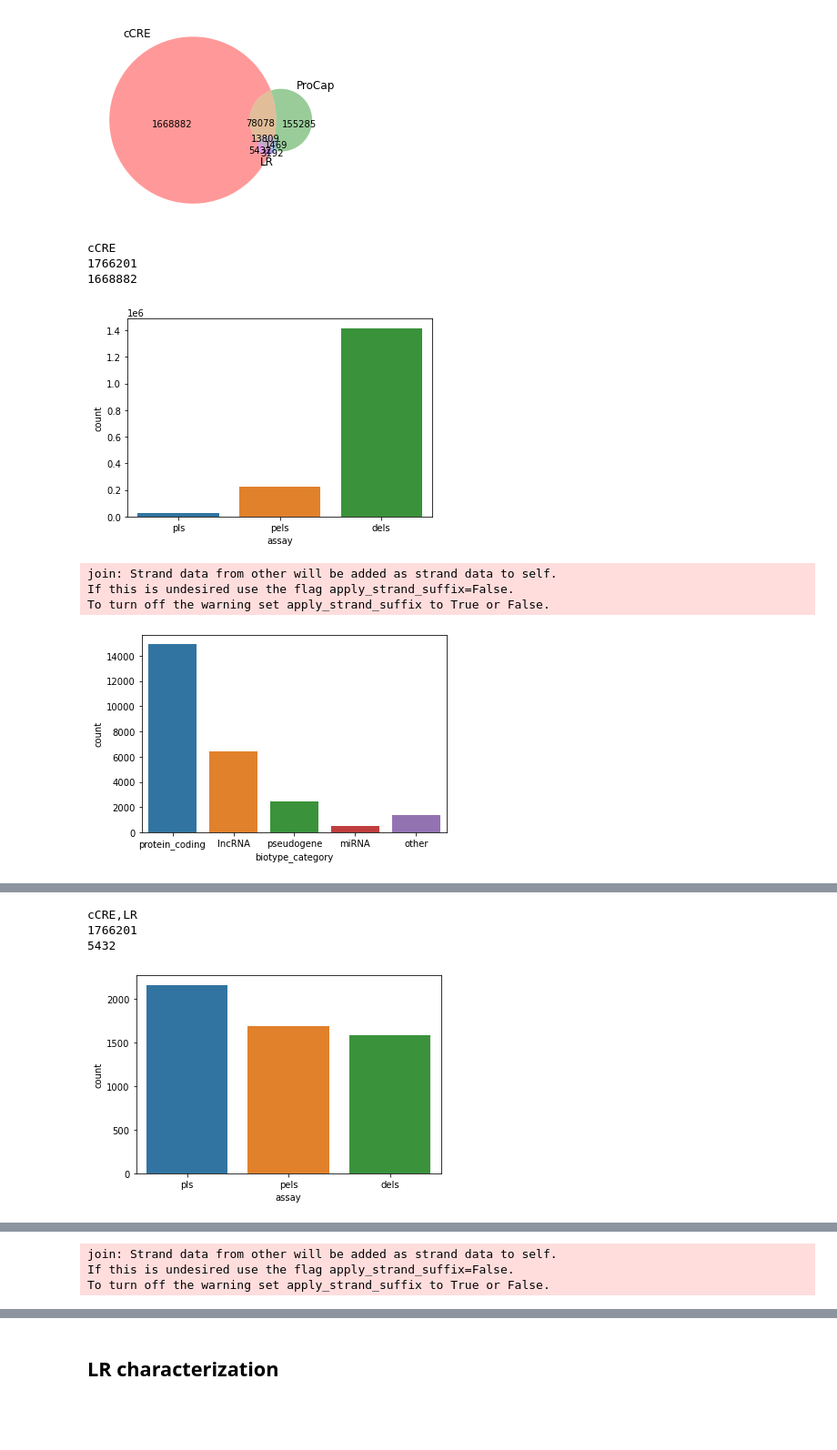
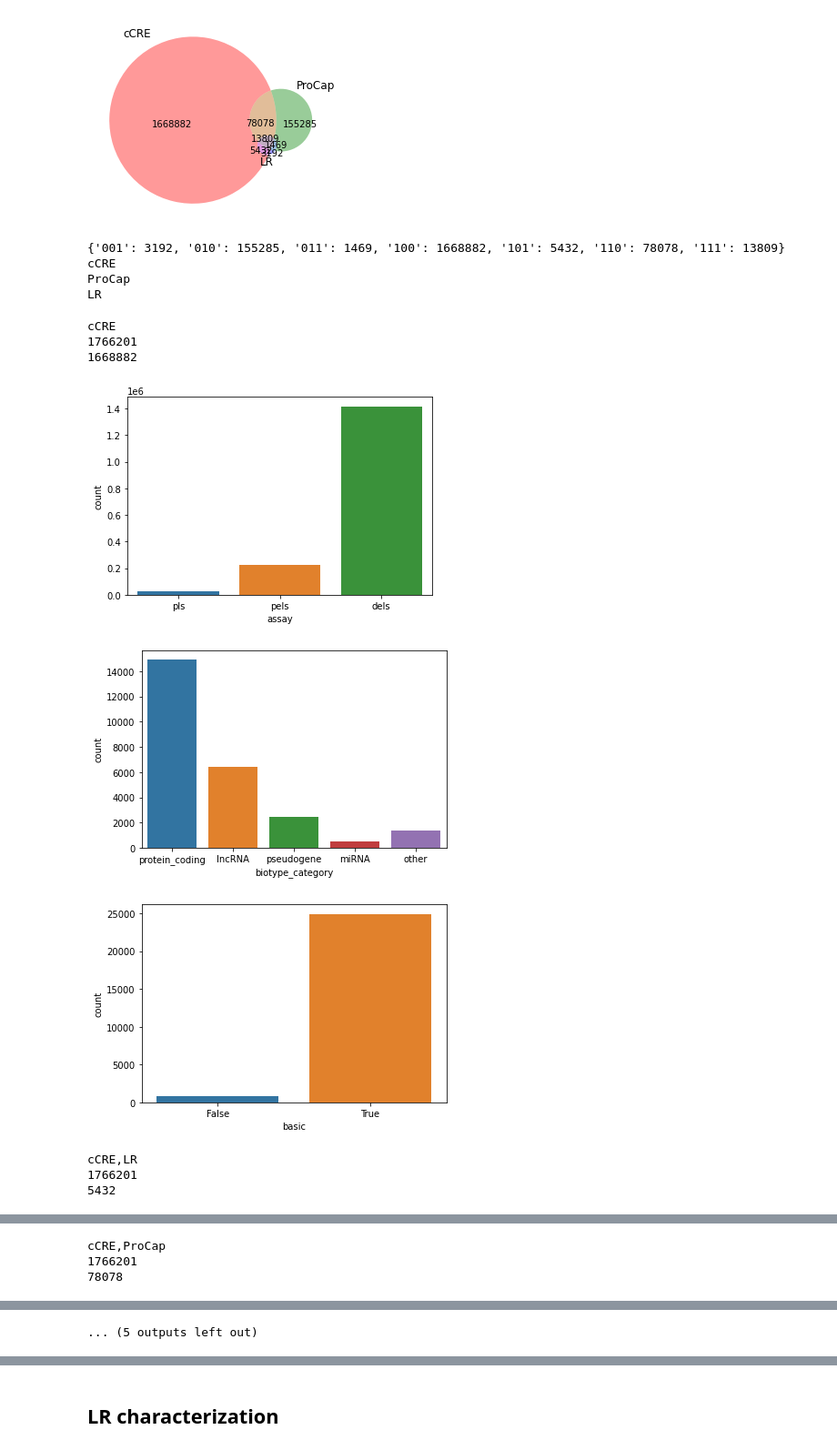
Before and after one commit to fairliereese/encode_promoters, a Jupyter notebook: 230905_intersect_dev.ipynb, the cells around one changed output, grey strips where cells are left out. Shown at 91% size. Drawn from its saved outputs; the diff is of its cells as text; code cells hidden in the pictures; blank space fills up the shorter version.

```diff
--- a/230905_intersect_dev.ipynb
+++ b/230905_intersect_dev.ipynb
@@ -222,7 +398,7 @@ def three_way_intersect(fa,
 # %% [markdown]
 ## cCRE characterization
 # %%
-gtf_df = pr.read_gtf(gtf_file)
+gtf_df = pr.read_gtf(gtf_file, duplicate_attr=True)
 gtf_df = gtf_df.features.tss()
 # %%
 gtf_df = gtf_df.df
@@ -235,5 +411,11 @@ for key, biotypes in map.items():
         biotype_map[biotype] = key
 # then add map to df
 gtf_df['biotype_category'] = gtf_df.gene_type.map(biotype_map)
+gtf_df['basic'] = gtf_df.tag.str.contains('basic')
+print(gtf_df.basic.unique())
+
+gtf_df.basic.fillna(False, inplace=True)
+# gtf_df.loc[gtf_df.basic=='-1', 'basic'] = False
+print(gtf_df.basic.unique())
 
 gtf_df = pr.PyRanges(gtf_df)
@@ -240,6 +435,6 @@ gtf_df = pr.PyRanges(gtf_df)
 # %%
 gtf_df = gtf_df.df
-gtf_df = gtf_df[['Chromosome', 'Start', 'End', 'Strand', 'biotype_category', 'gene_id']]
+gtf_df = gtf_df[['Chromosome', 'Start', 'End', 'Strand', 'biotype_category', 'gene_id', 'basic']]
 gtf_df = pr.PyRanges(gtf_df)
 # %%
 counts, int_beds = three_way_intersect(files_a,
@@ -250,3 +445,13 @@ counts, int_beds = three_way_intersect(files_a,
                         files_c_name)
 # %% [output]
 [figure]
+# %%
+print(counts)
+print(files_a_name)
+print(files_b_name)
+print(files_c_name)
+# %% [output]
+{'001': 3192, '010': 155285, '011': 1469, '100': 1668882, '101': 5432, '110': 78078, '111': 13809}
+cCRE
+ProCap
+LR
@@ -257,42 +464,72 @@ for key, item in int_beds.items():
     print(key)
     df = int_beds[key]
     ccre_df = read_beds(files_a, files_a_name)
+
+      # this is wrong, the things from df are not supported
+#     # get regions from original thing that were present in this
+#     # intersection file
+#     ccre_df['supported'] = False
+#     ccre_df.loc[ccre_df.region_id.isin(df.region_id.tolist()), 'supported'] = True
+#     temp = ccre_df[['assay', 'supported', 'region_id']].copy(deep=True)
+#     temp = temp[['assay', 'region_id']].groupby('assay').count().reset_index().rename({'region_id':'n_total_ccres'}, axis=1)
+#     temp2 = ccre_df[['assay', 'supported', 'region_id']].copy(deep=True)
+#     temp2 = temp2.groupby(['assay', 'supported']).count().reset_index().rename({'region_id':'n_ccres'}, axis=1)
+#     temp2 = temp2.merge(temp, on='assay', how='left')
+#     temp2['perc'] = (temp2.n_ccres/temp2.n_total_ccres)*100
+#     temp2 = temp2.loc[temp2.supported==True]
+#     sns.catplot(temp2, x='assay', y='perc', kind='bar')
+#     import pdb; pdb.set_trace()
+#     plt.show()
+#     plt.clf()
 
     # get regions from original thing that were present in this
     # intersection file
     print(len(ccre_df.index))
     ccre_df = ccre_df.loc[ccre_df.region_id.isin(df.region_id.tolist())]
     print(len(ccre_df.index))
     sns.countplot(ccre_df, x='assay')
     plt.show()
     plt.clf()
 
     # for plss, which types of genes are they from?
     pls_df = ccre_df.loc[ccre_df.assay=='pls']
     pls_df = pr.PyRanges(pls_df)
     pls_df = pls_df.join(gtf_df,
                        how='left',
                        slack=200,
                        strandedness=None)
     pls_df = pls_df.df
+
+    # biotype
     rank1, rank2 = get_biotype_ranks()
     pls_df['biotype_rank'] = pls_df.biotype_category.map(rank1)
-    pls_df = pls_df.loc[pls_df.biotype_rank.notnull()]
+    temp = pls_df.loc[pls_df.biotype_rank.notnull()]
+    temp = temp.sort_values(by='biotype_rank', ascending=True)
+    # pls_df.loc[pls_df.region_id=='cCRE_chr4_82402223_82402572']
+    temp = temp.drop_duplicates(subset='region_id', keep='first')
+    # pls_df.loc[pls_df.region_id=='cCRE_chr4_82402223_82402572']
+    sns.countplot(temp, x='biotype_category')
 
-    pls_df = pls_df.sort_values(by='biotype_rank', ascending=True)
-    # pls_df.loc[pls_df.region_id=='cCRE_chr4_82402223_82402572']
-    pls_df = pls_df.drop_duplicates(subset='region_id', keep='first')
-    # pls_df.loc[pls_df.region_id=='cCRE_chr4_82402223_82402572']
-    sns.countplot(pls_df, x='biotype_category')
+    plt.show()
+    plt.clf()
+
+    # basic or not
+    temp = pls_df.loc[pls_df.basic.notnull()]
+    temp = temp.loc[temp.basic!='-1']
+    temp = temp.sort_values(by='basic', ascending=False)
+    temp = temp.drop_duplicates(subset='region_id', keep='first')
+    sns.countplot(temp, x='basic')
+
     plt.show()
     plt.clf()
     print()
 # %% [output]
 cCRE
 1766201
 1668882
 [figure]
+[figure, new version]
+[figure, new version]
-join: Strand data from other will be added as strand data to self.
-If this is undesired use the flag apply_strand_suffix=False.
-To turn off the warning set apply_strand_suffix to True or False.
+cCRE,LR
+1766201
+5432
-[figure, old version]
@@ -299,4 +539,3 @@ To turn off the warning set apply_strand_suffix to True or False.
-cCRE,LR
+cCRE,ProCap
 1766201
-5432
+78078
-[figure, old version]
@@ -303,3 +545 @@ cCRE,LR
-join: Strand data from other will be added as strand data to self.
-If this is undesired use the flag apply_strand_suffix=False.
-To turn off the warning set apply_strand_suffix to True or False.
+... (5 outputs left out)
```
Also changed, not shown: parts of 28 cells of this notebook, 3 other files.
